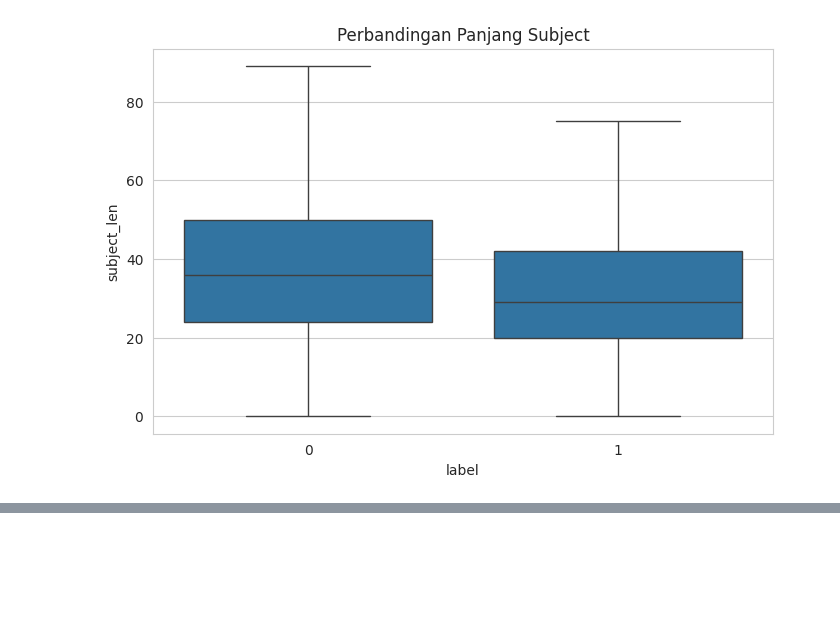
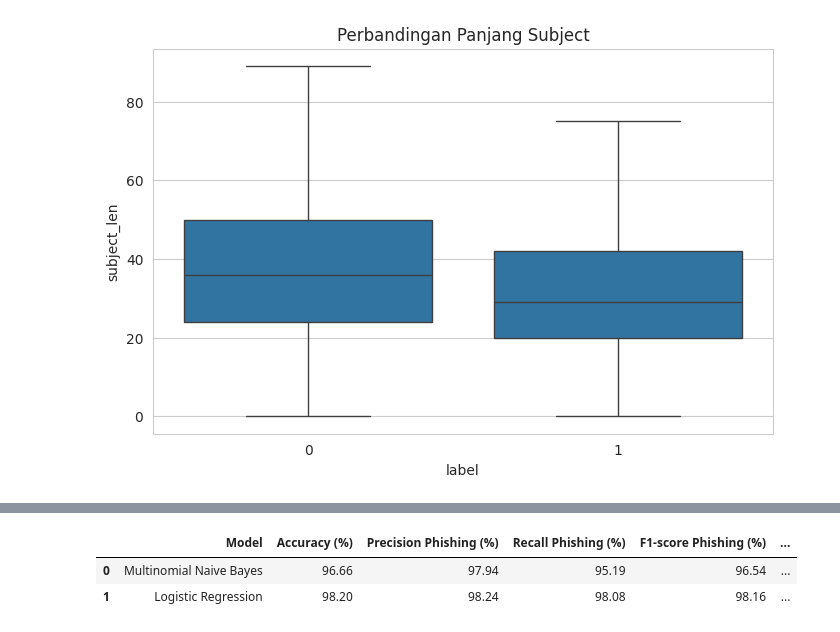
Before and after one commit to syiffac/Machine-Learning-Project_Email-Phising-Detection, a Jupyter notebook: Project_ML_Email_Spam_Detection_Aisyah_Syifa_H1D023043.ipynb, the cells around one changed output, grey strips where cells are left out. Saved outputs shown, nothing was run; the diff lists cells and outputs as text; code cells hidden in the pictures; blank space fills up the shorter version.

Commit message:
add baseline modeling and model evaluation

```diff
--- a/Project_ML_Email_Spam_Detection_Aisyah_Syifa_H1D023043.ipynb
+++ b/Project_ML_Email_Spam_Detection_Aisyah_Syifa_H1D023043.ipynb
@@ -629,11 +930,0 @@ Jumlah clean_text kosong: 0
-# %%
-#proses agar jumlah cleantext tidak lebih dari 0
-
-df_prep = df_prep[
-    df_prep["clean_text"].str.strip() != ""
-].reset_index(drop=True)
-
-print(df_prep.shape)
-
-print(df_prep["label"].value_counts())
-print(df_prep["label"].value_counts(normalize=True) * 100)
@@ -818,0 +1821,81 @@ Ukuran file: 83.47 MB
+# %%
+# STEP 14 - Model Comparison dan Pemilihan Kandidat Model Utama
+
+from IPython.display import display
+import pandas as pd
+from sklearn.metrics import confusion_matrix
+
+# ==========================
+# 1. Ambil Confusion Matrix
+# ==========================
+
+cm_nb = confusion_matrix(y_test, y_pred_nb)
+cm_lr = confusion_matrix(y_test, y_pred_lr)
+
+# Format confusion matrix:
+# [[TN, FP],
+#  [FN, TP]]
+
+# ==========================
+# 2. Ringkasan Performa Model
+# ==========================
+
+model_selection_summary = pd.DataFrame({
+    "Model": [
+        "Multinomial Naive Bayes",
+        "Logistic Regression"
+    ],
+    "Accuracy (%)": [
+        round(accuracy_score(y_test, y_pred_nb) * 100, 2),
+        round(accuracy_score(y_test, y_pred_lr) * 100, 2)
+    ],
+    "Precision Phishing (%)": [
+        round(precision_score(y_test, y_pred_nb, pos_label=1) * 100, 2),
+        round(precision_score(y_test, y_pred_lr, pos_label=1) * 100, 2)
+    ],
+    "Recall Phishing (%)": [
+        round(recall_score(y_test, y_pred_nb, pos_label=1) * 100, 2),
+        round(recall_score(y_test, y_pred_lr, pos_label=1) * 100, 2)
+    ],
+    "F1-score Phishing (%)": [
+        round(f1_score(y_test, y_pred_nb, pos_label=1) * 100, 2),
+        round(f1_score(y_test, y_pred_lr, pos_label=1) * 100, 2)
+    ],
+    "False Negative": [
+        cm_nb[1][0],
+        cm_lr[1][0]
+    ],
+    "False Positive": [
+        cm_nb[0][1],
+        cm_lr[0][1]
+    ]
+})
+
+print("Tabel 1. Ringkasan Perbandingan Model")
+display(model_selection_summary)
+
+
+# ==========================
+# 3. Tentukan Model Terbaik Berdasarkan Recall dan F1-score
+# ==========================
+
+best_model_name = "Logistic Regression"
+
+best_model_summary = pd.DataFrame({
+    "Keterangan": [
+        "Baseline model",
+        "Model pembanding",
+        "Kandidat model utama",
+        "Alasan utama pemilihan"
+    ],
+    "Nilai": [
+        "Multinomial Naive Bayes",
+        "Logistic Regression",
+        best_model_name,
+        "Recall phishing lebih tinggi dan false negative lebih rendah"
+    ]
+})
+
+print("Tabel 2. Pemilihan Kandidat Model Utama")
+display(best_model_summary)
+# %% [output]
@@ -818,0 +1903,3 @@ Ukuran file: 83.47 MB
+|  | Model | Accuracy (%) | Precision Phishing (%) | Recall Phishing (%) | F1-score Phishing (%) | ... |
+| 0 | Multinomial Naive Bayes | 96.66 | 97.94 | 95.19 | 96.54 | ... |
+| 1 | Logistic Regression | 98.20 | 98.24 | 98.08 | 98.16 | ... |
```
Also changed, not shown: parts of 18 cells of this notebook.
